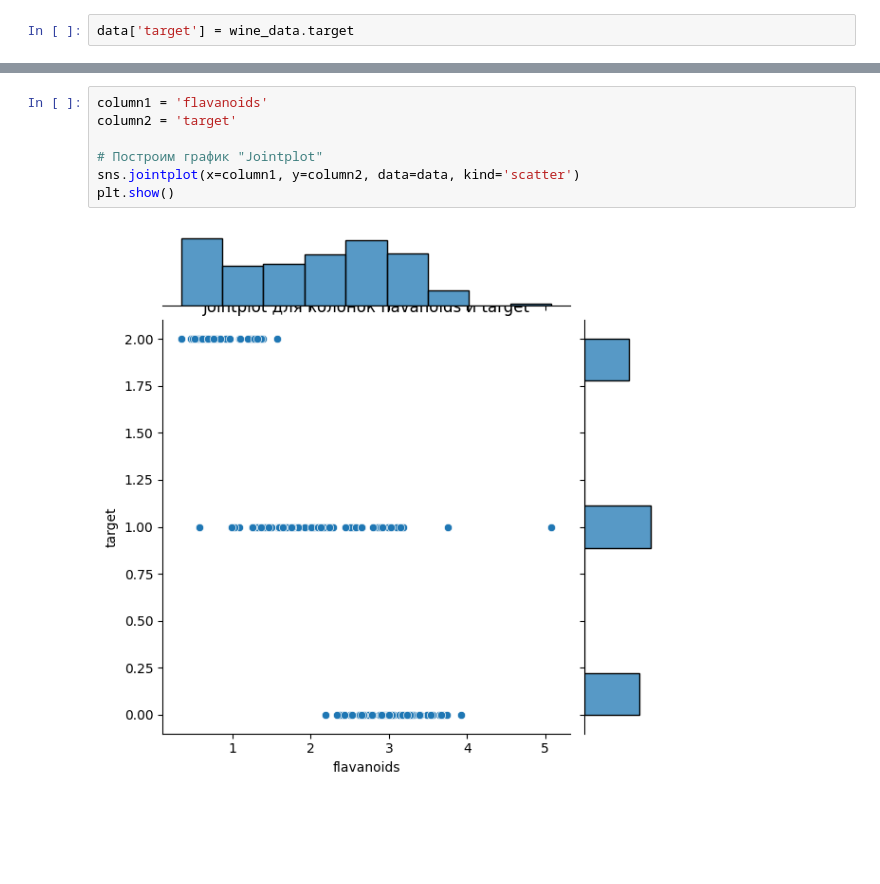
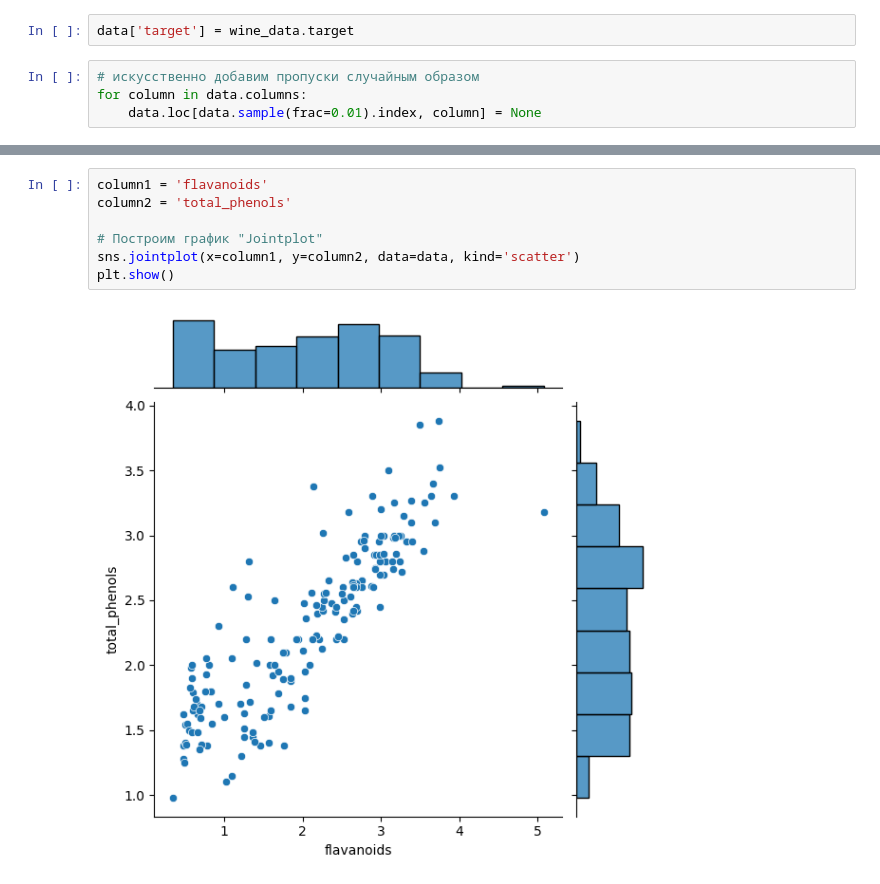
Before and after one commit to Azat-Bilalov/TMO, a Jupyter notebook: rk1/rk.ipynb, the cells around one changed output, grey strips where cells are left out. Cells and saved outputs as stored; diff of their text form; blank space fills up the shorter version.

```diff
--- a/rk1/rk.ipynb
+++ b/rk1/rk.ipynb
@@ -22,6 +23,10 @@ wine_data = load_wine()
 data = pd.DataFrame(data=wine_data.data, columns=wine_data.feature_names)
 # %%
 data['target'] = wine_data.target
+# %%
+# искусственно добавим пропуски случайным образом
+for column in data.columns:
+    data.loc[data.sample(frac=0.01).index, column] = None
 # %%
 # Количество пропусков в каждом признаке
 missing_values = data.isnull().sum()
@@ -55,9 +66,9 @@ plt.show()
 # %%
 column1 = 'flavanoids'
-column2 = 'target'
+column2 = 'total_phenols'
 
 # Построим график "Jointplot"
 sns.jointplot(x=column1, y=column2, data=data, kind='scatter')
 plt.show()
 # %% [output]
-[figure, old version]
+[figure, new version]
```
Also changed, not shown: parts of 6 cells of this notebook.
